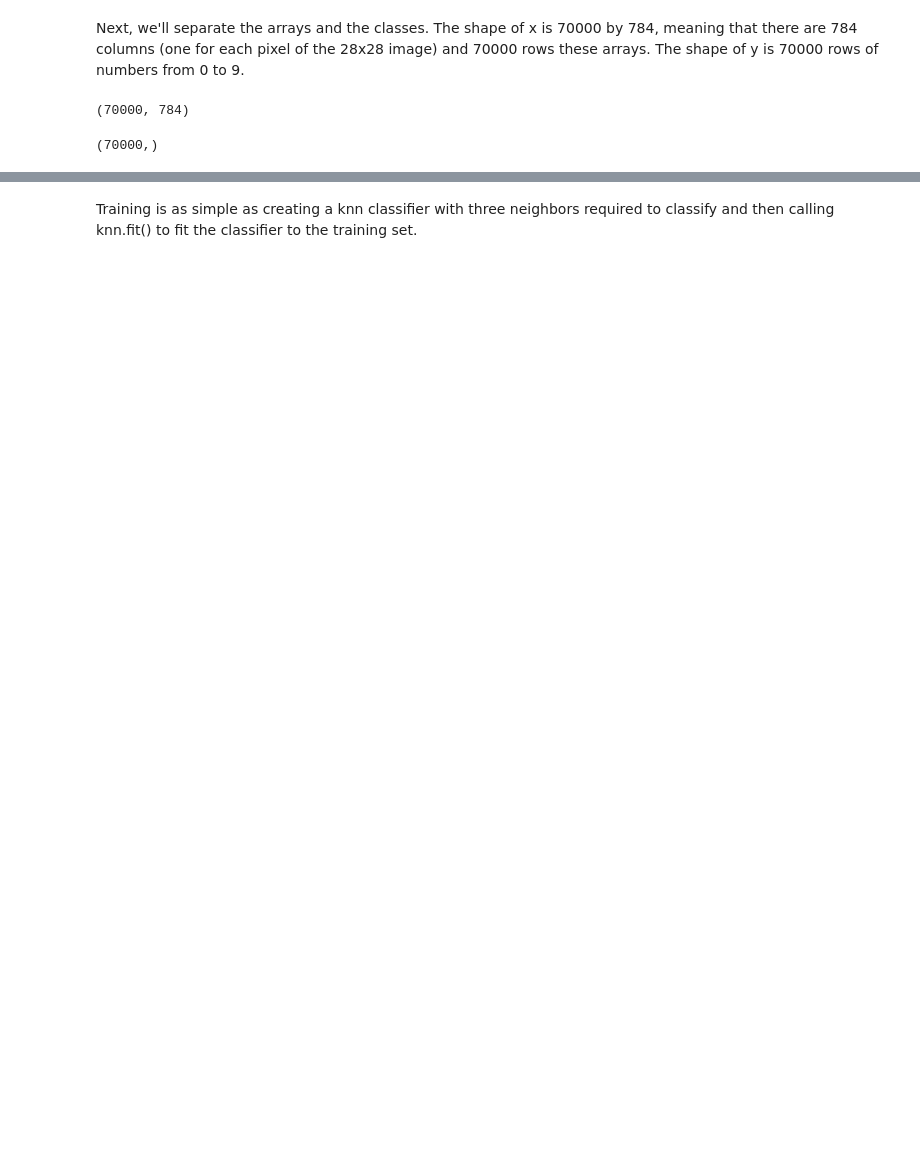
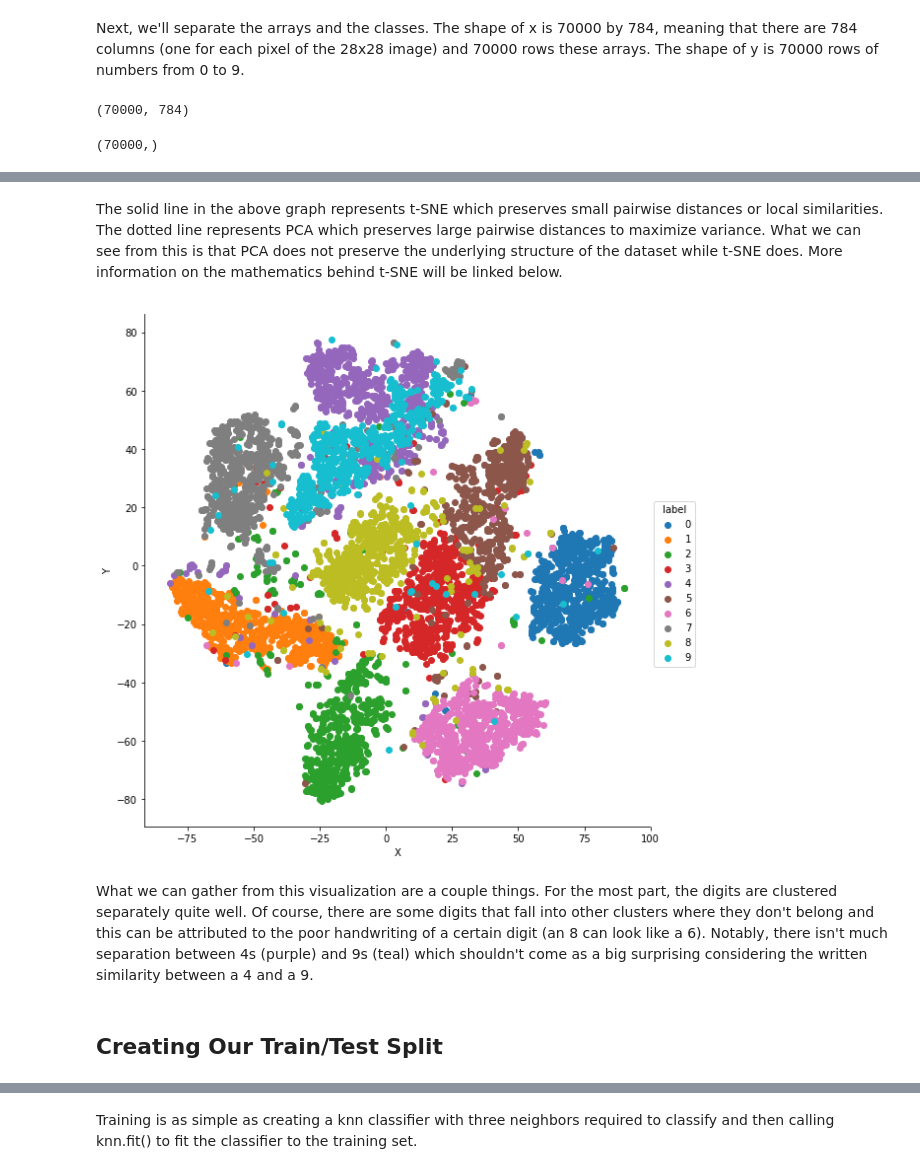
Before and after one commit to Nick-Angel/WorkshopNotebooks, a Jupyter notebook: KNN_MNIST.ipynb, the cells around one changed output, grey strips where cells are left out. Drawn from its saved outputs; the diff is of its cells as text; code cells hidden in the pictures; blank space fills up the shorter version.

```diff
--- a/KNN_MNIST.ipynb
+++ b/KNN_MNIST.ipynb
@@ -50,0 +112,20 @@ plt.show()
+# %% [markdown]
+The solid line in the above graph represents t-SNE which preserves small pairwise distances or local similarities. The dotted line represents PCA which preserves large pairwise distances to maximize variance. What we can see from this is that PCA does not preserve the underlying structure of the dataset while t-SNE does. More information on the mathematics behind t-SNE will be linked below.
+# %%
+import numpy as np
+import seaborn as sns
+from sklearn.manifold import TSNE
+
+tsne = TSNE(n_components=2).fit_transform(X[:7000])
+
+reduced_df = np.vstack((tsne.T, y[:7000])).T
+reduced_df = pd.DataFrame(data=reduced_df, columns=["X", "Y", "label"])
+reduced_df.label = reduced_df.label.astype(np.int)
+# %%
+g = sns.FacetGrid(reduced_df, hue='label', size=8).map(plt.scatter, 'X', 'Y').add_legend()
+# %% [output]
+[figure, added]
+# %% [markdown]
+What we can gather from this visualization are a couple things. For the most part, the digits are clustered separately quite well. Of course, there are some digits that fall into other clusters where they don't belong and this can be attributed to the poor handwriting of a certain digit (an 8 can look like a 6). Notably, there isn't much separation between 4s (purple) and 9s (teal) which shouldn't come as a big surprising considering the written similarity between a 4 and a 9.
+# %% [markdown]
+## Creating Our Train/Test Split
```
Also changed, not shown: parts of 45 cells of this notebook.
